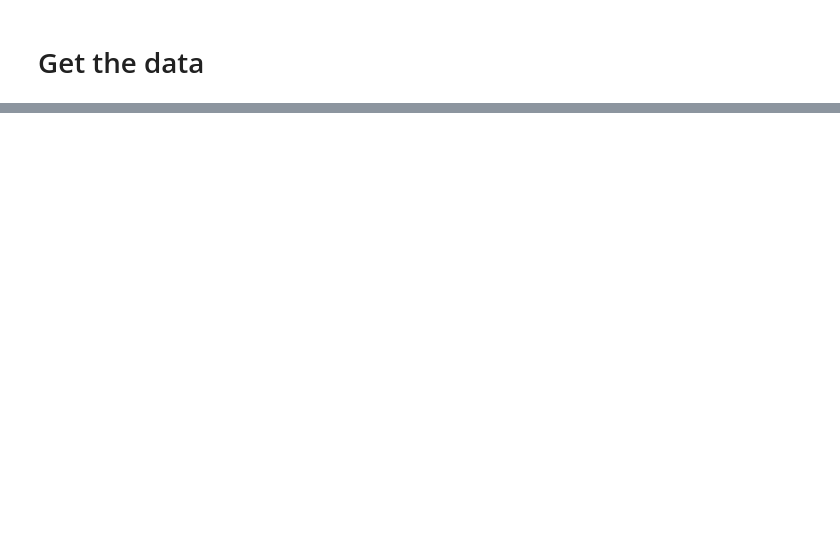
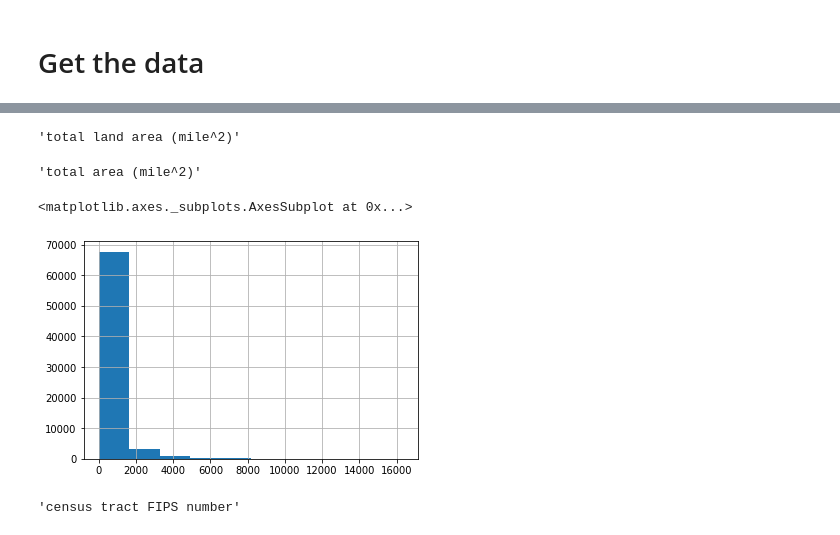
Before and after one commit to dcpatton/Structured-Data, a Jupyter notebook: deep_solar.ipynb, the cells around one changed output, grey strips where cells are left out. Saved outputs shown, nothing was run; the diff lists cells and outputs as text; code cells hidden in the pictures; blank space fills up the shorter version.

Commit message:
changed target

```diff
--- a/deep_solar.ipynb
+++ b/deep_solar.ipynb
@@ -322,0 +34,5 @@ Epoch 26: early stopping
+# %%
+import pandas as pd
+data = pd.read_csv('deepsolar_tract.csv', encoding='latin-1', index_col=0)
+metadata = pd.read_csv('deepsolar_tract_meta.csv')
+data.shape
@@ -322,0 +65,16 @@ Epoch 26: early stopping
+# %%
+get_column_explanation('land_area')
+# %% [output]
+'total land area (mile^2)'
+# %%
+get_column_explanation('total_area')
+# %% [output]
+'total area (mile^2)'
+# %%
+# Predict solar_panel_area_divided_by_area
+data.rename(columns={'solar_panel_area_divided_by_area':'target'}, inplace=True)
+data = data[data['target'].notna()]
+data.target.hist()
+# %% [output]
+<matplotlib.axes._subplots.AxesSubplot at 0x...>
+[figure, added]
@@ -322,0 +89,4 @@ Epoch 26: early stopping
+# %%
+get_column_explanation('fips')
+# %% [output]
+'census tract FIPS number'
```
Also changed, not shown: parts of 68 cells of this notebook.
